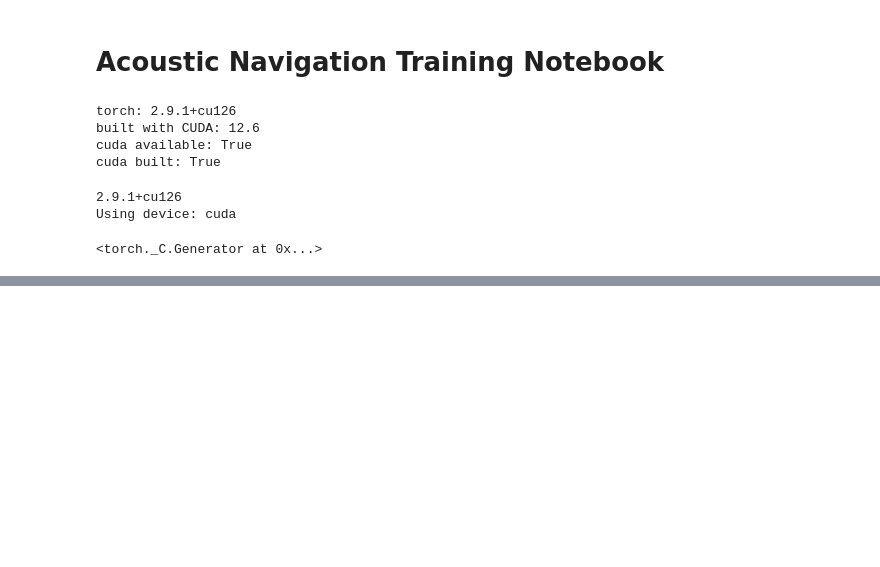
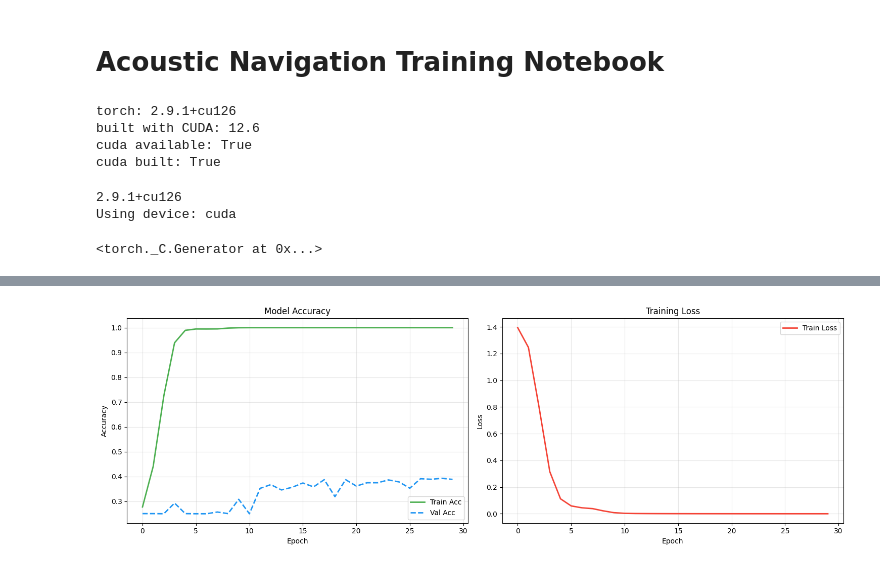
Before and after one commit to djpitzele/Audio-Maze-Navigation, a Jupyter notebook: notebooks/03_Training.ipynb, the cells around one changed output, grey strips where cells are left out. Saved outputs shown, nothing was run; the diff lists cells and outputs as text; code cells hidden in the pictures; blank space fills up the shorter version.

Commit message:
final architecture

```diff
--- a/notebooks/03_Training.ipynb
+++ b/notebooks/03_Training.ipynb
@@ -235,0 +123,20 @@ print("✅ WideFieldNet Loaded (Final Architecture).")
+# %%
+# Cell 6: Model Initialization (WavefrontNet - 2D)
+# ---------------------------------------------------------
+import torch
+import torch.nn as nn
+from src.models import WavefrontNet  # Import the new 2D model
+
+device = torch.device('cuda' if torch.cuda.is_available() else 'cpu')
+
+# Initialize the 2D Architecture
+model = WavefrontNet(num_classes=4, dropout=0.5).to(device)
+
+# 1e-3 is the "Aggressive" LR that worked for the 2D model
+optimizer = torch.optim.AdamW(model.parameters(), lr=1e-3, weight_decay=1e-2)
+scheduler = torch.optim.lr_scheduler.ReduceLROnPlateau(optimizer, mode='max', factor=0.5, patience=3)
+criterion = torch.nn.CrossEntropyLoss()
+
+print("✅ WavefrontNet (2D) Loaded from src.models")
+print(f"   Device: {device}")
+print(f"   Parameters: {sum(p.numel() for p in model.parameters()):,}")
@@ -440,0 +305,71 @@ Gradients look healthy. The architecture just needs to be smarter.
+# %%
+# Cell 8: Training Visualization & Final Metrics
+# ---------------------------------------------------------
+import matplotlib.pyplot as plt
+import seaborn as sns
+from sklearn.metrics import classification_report, confusion_matrix
+
+# 1. Plot Training History
+fig, (ax1, ax2) = plt.subplots(1, 2, figsize=(15, 5))
+
+# Accuracy Plot
+ax1.plot(history['train_acc'], label='Train Acc', color='#4CAF50', linewidth=2)
+ax1.plot(history['val_acc'], label='Val Acc', color='#2196F3', linewidth=2, linestyle='--')
+ax1.set_title('Model Accuracy')
+ax1.set_xlabel('Epoch')
+ax1.set_ylabel('Accuracy')
+ax1.legend()
+ax1.grid(True, alpha=0.3)
+
+# Loss Plot
+ax2.plot(history['train_loss'], label='Train Loss', color='#F44336', linewidth=2)
+ax2.set_title('Training Loss')
+ax2.set_xlabel('Epoch')
+ax2.set_ylabel('Loss')
+ax2.legend()
+ax2.grid(True, alpha=0.3)
+
+plt.tight_layout()
+plt.show()
+
+# 2. Final Evaluation on Best Model
+print("\n" + "="*40)
+print(f"FINAL EVALUATION (Best Val Acc: {best_val_acc:.1%})")
+print("="*40)
+
+# Load the best model weights
+best_model_path = save_dir / "best_model_wavefront.pt"
+if best_model_path.exists():
+    model.load_state_dict(torch.load(best_model_path))
+    print(f"Loaded weights from {best_model_path}")
+
+model.eval()
+all_preds = []
+all_targets = []
+
+with torch.no_grad():
+    for mic, action, _, _ in val_loader:
+        mic = mic.to(device)
+        targets = (action - 1).to(device)
+        logits = model(mic)
+        preds = logits.argmax(dim=1)
+        all_preds.extend(preds.cpu().tolist())
+        all_targets.extend(targets.cpu().tolist())
+
+class_names = ['UP', 'DOWN', 'LEFT', 'RIGHT']
+
+# 3. Confusion Matrix
+plt.figure(figsize=(8, 6))
+cm = confusion_matrix(all_targets, all_preds)
+sns.heatmap(cm, annot=True, fmt='d', cmap='Blues',
+            xticklabels=class_names, yticklabels=class_names)
+plt.title('Confusion Matrix (Best Model)')
+plt.ylabel('Actual Direction')
+plt.xlabel('Predicted Direction')
+plt.show()
+
+# 4. Detailed Report
+print("\nClassification Report:")
+print(classification_report(all_targets, all_preds, target_names=class_names))
+# %% [output]
+[figure, added]
```
Also changed, not shown: parts of 8 cells of this notebook, 13 other files.
